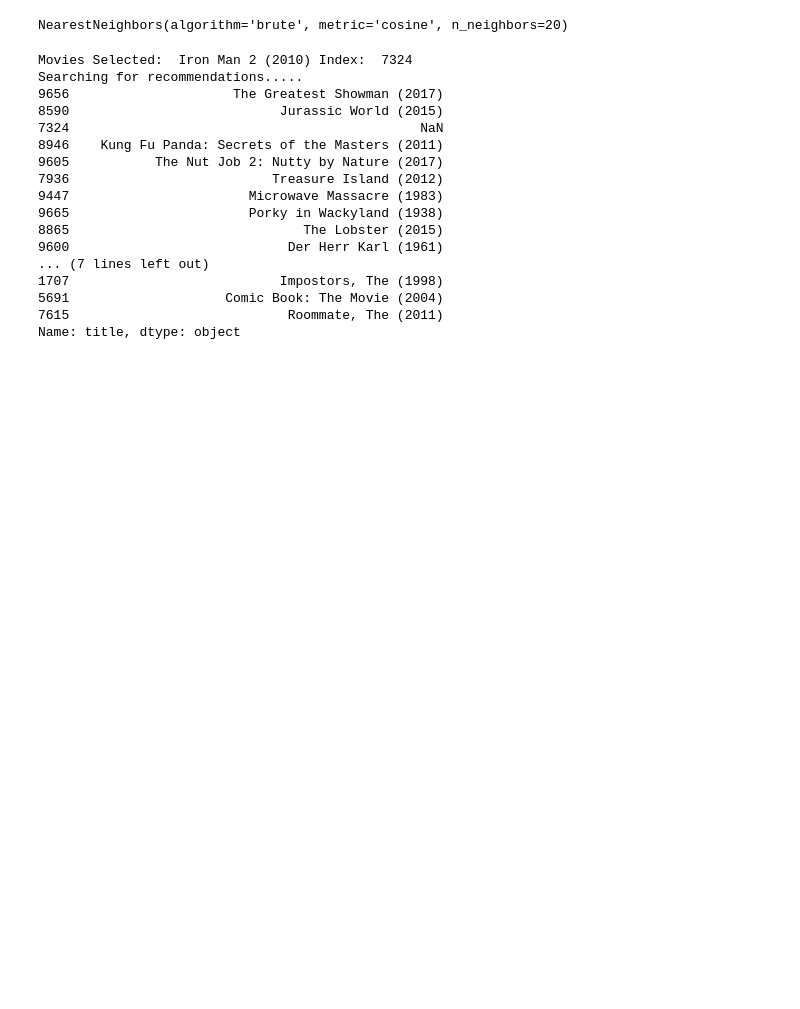
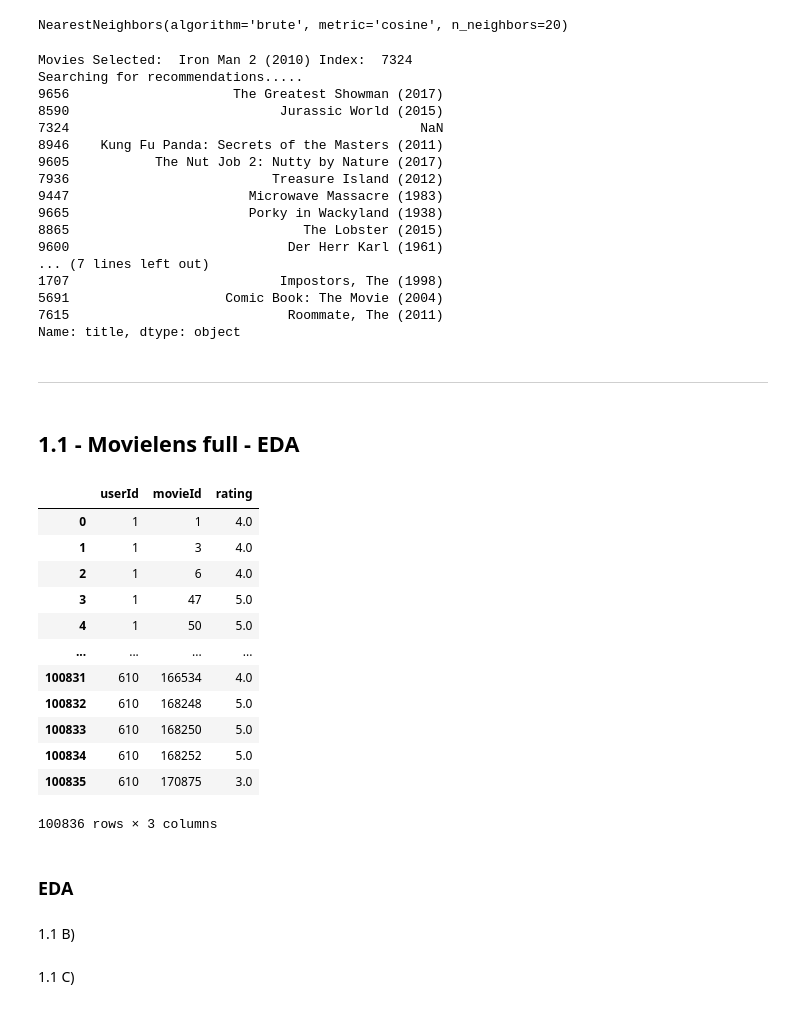
Before and after one commit to NoahEliasson/AI-Noah-Eliasson-OPA23, a Jupyter notebook: labs/Lab_1_Recommendation_system.ipynb, the cells around one changed output. Drawn from its saved outputs; the diff is of its cells as text; code cells hidden in the pictures; blank space fills up the shorter version.

```diff
--- a/labs/Lab_1_Recommendation_system.ipynb
+++ b/labs/Lab_1_Recommendation_system.ipynb
@@ -65,3 +73,34 @@ Searching for recommendations.....
 5691                    Comic Book: The Movie (2004)
 7615                            Roommate, The (2011)
 Name: title, dtype: object
+# %% [markdown]
+---------
+# %% [markdown]
+## 1.1 - Movielens full - EDA
+# %%
+# read files and specify cols
+
+movies = "C:/Users/Noah7/code/Github/AI-Noah-Eliasson-OPA23/data/ml-latest-small/ml-latest-small/movies.csv"
+ratings = "C:/Users/Noah7/code/Github/AI-Noah-Eliasson-OPA23/data/ml-latest-small/ml-latest-small/ratings.csv"
+
+df_movies = pd.read_csv(movies, usecols=["movieId", "title"], dtype={"movieId": "int32", "title": "str"})
+df_ratings= pd.read_csv(ratings, usecols=["userId", "movieId", "rating"], dtype={"userId": "int32", "movieId": "int32", "rating": "float32"})
+df_ratings
+# %% [output]
+|  | userId | movieId | rating |
+| 0 | 1 | 1 | 4.0 |
+| 1 | 1 | 3 | 4.0 |
+| 2 | 1 | 6 | 4.0 |
+| 3 | 1 | 47 | 5.0 |
+| 4 | 1 | 50 | 5.0 |
+| ... | ... | ... | ... |
+| 100831 | 610 | 166534 | 4.0 |
+| 100832 | 610 | 168248 | 5.0 |
+| 100833 | 610 | 168250 | 5.0 |
+| 100834 | 610 | 168252 | 5.0 |
+| 100835 | 610 | 170875 | 3.0 |
+100836 rows × 3 columns
+# %% [markdown]
+### EDA
+# %% [markdown]
+1.1 B)
@@ -67,0 +119,2 @@ Name: title, dtype: object
+# %% [markdown]
+1.1 C)
```
Also changed, not shown: parts of 5 cells of this notebook, 4 other files.
